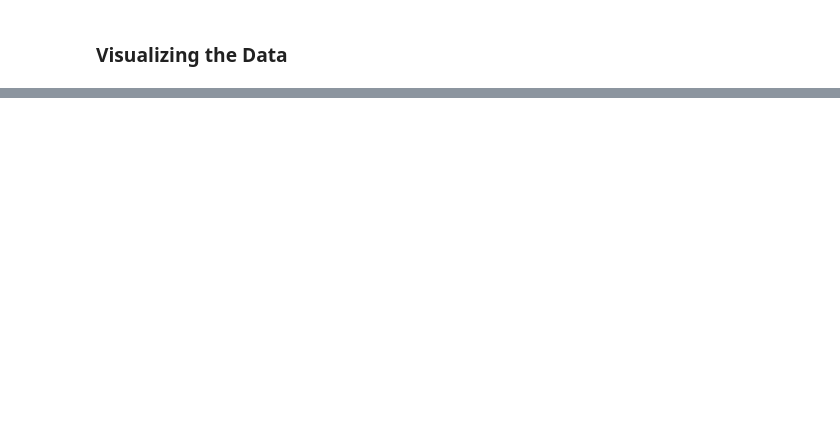
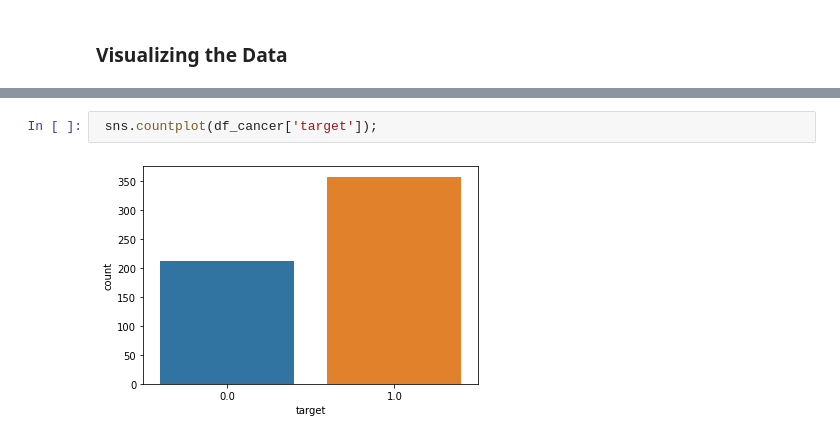
Before and after one commit to rigole/ml-projects, a Jupyter notebook: Breast-Cancer-Classification/breast.ipynb, the cells around one changed output, grey strips where cells are left out. Saved outputs shown, nothing was run; the diff lists cells and outputs as text; blank space fills up the shorter version.

Commit message:
Data Visualisation

```diff
--- a/Breast-Cancer-Classification/breast.ipynb
+++ b/Breast-Cancer-Classification/breast.ipynb
@@ -138,0 +153,4 @@ df_cancer
+# %%
+ sns.countplot(df_cancer['target']);
+# %% [output]
+[figure, added]
```
Also changed, not shown: parts of 5 cells of this notebook.
